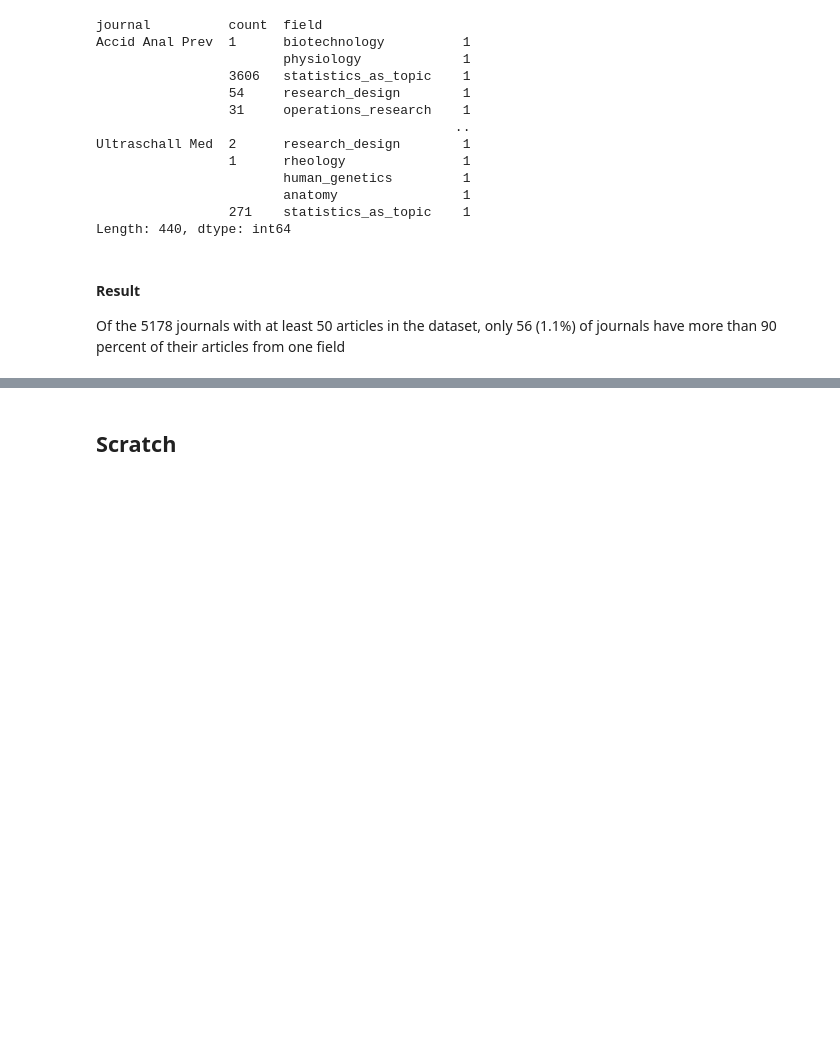
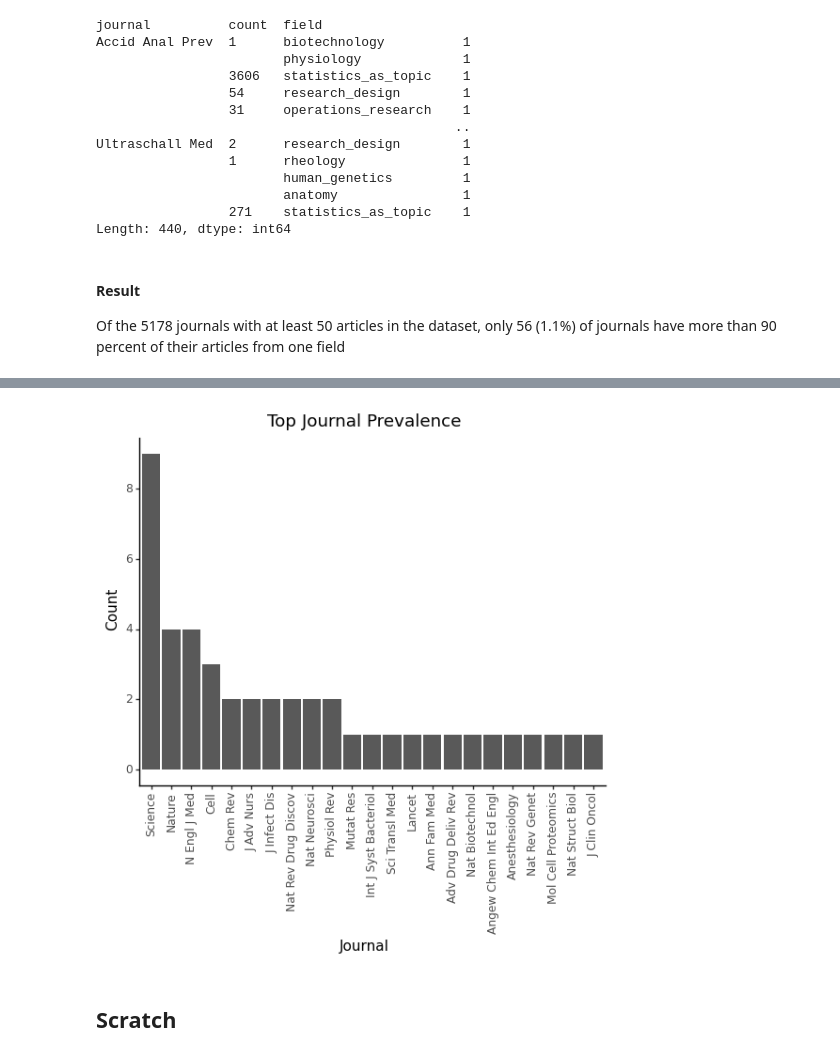
Before and after one commit to ben-heil/indices, a Jupyter notebook: notebooks/figures.ipynb, the cells around one changed output, grey strips where cells are left out. Saved outputs shown, nothing was run; the diff lists cells and outputs as text; code cells hidden in the pictures; blank space fills up the shorter version.

Commit message:
Create top journal distribution figure
Former-commit-id: 3d67e9edb9f80698fc0294b9e92b829d1b89d9cc

```diff
--- a/notebooks/figures.ipynb
+++ b/notebooks/figures.ipynb
@@ -531,0 +568,14 @@ Of the 5178 journals with at least 50 articles in the dataset, only 56 (1.1%) of
+# %%
+top_journal_df = pd.DataFrame(top_journal_info)
+top_journal_list = top_journal_df['top_journal'].value_counts().index.tolist()
+tj_categorical = pd.Categorical(top_journal_df['top_journal'], categories=top_journal_list)
+top_journal_df['cat'] = tj_categorical
+
+top_journal_df
+# count_df = top_journal_counts.to_frame()
+# count_df = count_df.reset_index()
+# count_df = count_df.rename({'index': 'journal', 'top_journal': 'count'}, axis=1)
+# count_df
+
+# Sort by count
+#manufacturer_cat = pd.Categorical(top_journal_df['manufacturer'], categories=manufacturer_list)
@@ -532,3 +600,16 @@ Of the 5178 journals with at least 50 articles in the dataset, only 56 (1.1%) of
+# %%
+plot = ggplot(top_journal_df, aes(x='cat'))
+plot += geom_bar(stat='count')
+plot += theme_classic()
+plot += theme(axis_text_x=element_text(rotation=90, hjust=.5))
+plot += ylab('Count')
+plot += xlab('Journal')
+plot += scale_y_continuous(breaks=list(range(0,10, 2)))
+plot += ggtitle('Top Journal Prevalence')
+
+print(plot)
+# %% [output]
+[figure, added]
 # %% [markdown]
 ## Scratch
 # %%
```
Also changed, not shown: parts of 3 cells of this notebook.
